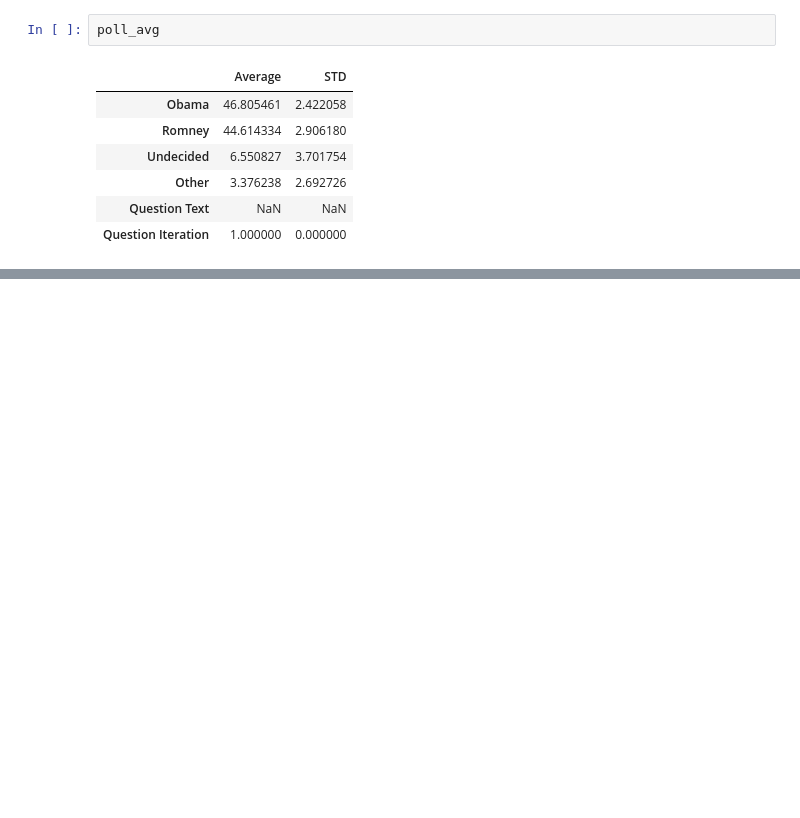
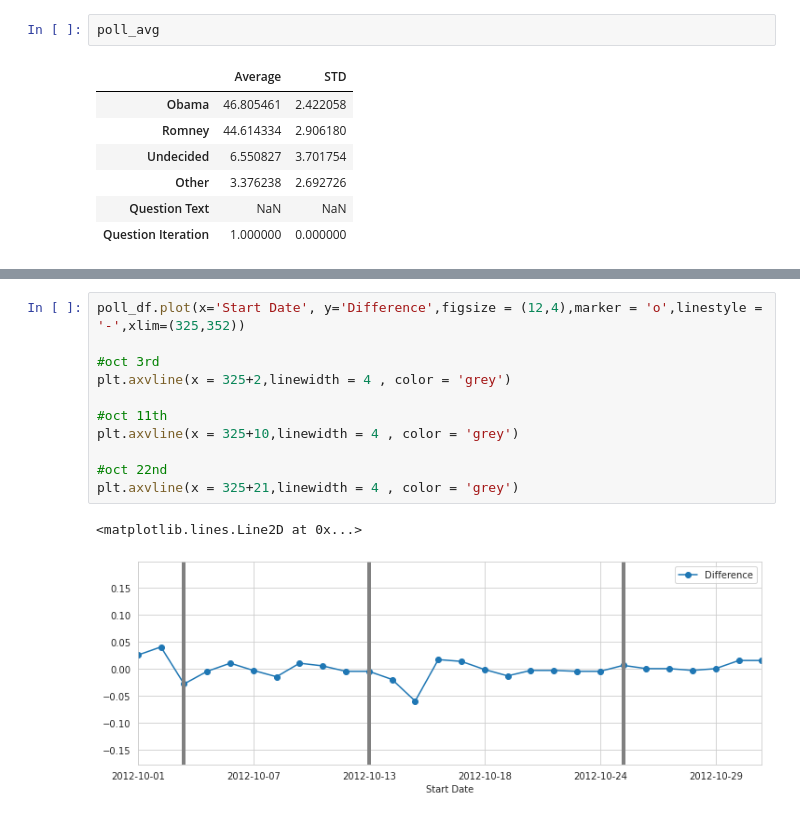
Before and after one commit to Tahan402/DailyPractice, a Jupyter notebook: Election_Data_Project.ipynb, the cells around one changed output, grey strips where cells are left out. Cells and saved outputs as stored; diff of their text form; blank space fills up the shorter version.

```diff
--- a/Election_Data_Project.ipynb
+++ b/Election_Data_Project.ipynb
@@ -153,0 +213,14 @@ poll_avg
+# %%
+poll_df.plot(x='Start Date', y='Difference',figsize = (12,4),marker = 'o',linestyle = '-',xlim=(325,352))
+
+#oct 3rd
+plt.axvline(x = 325+2,linewidth = 4 , color = 'grey')
+
+#oct 11th
+plt.axvline(x = 325+10,linewidth = 4 , color = 'grey')
+
+#oct 22nd
+plt.axvline(x = 325+21,linewidth = 4 , color = 'grey')
+# %% [output]
+<matplotlib.lines.Line2D at 0x...>
+[figure, added]
```
Also changed, not shown: parts of 8 cells of this notebook.
